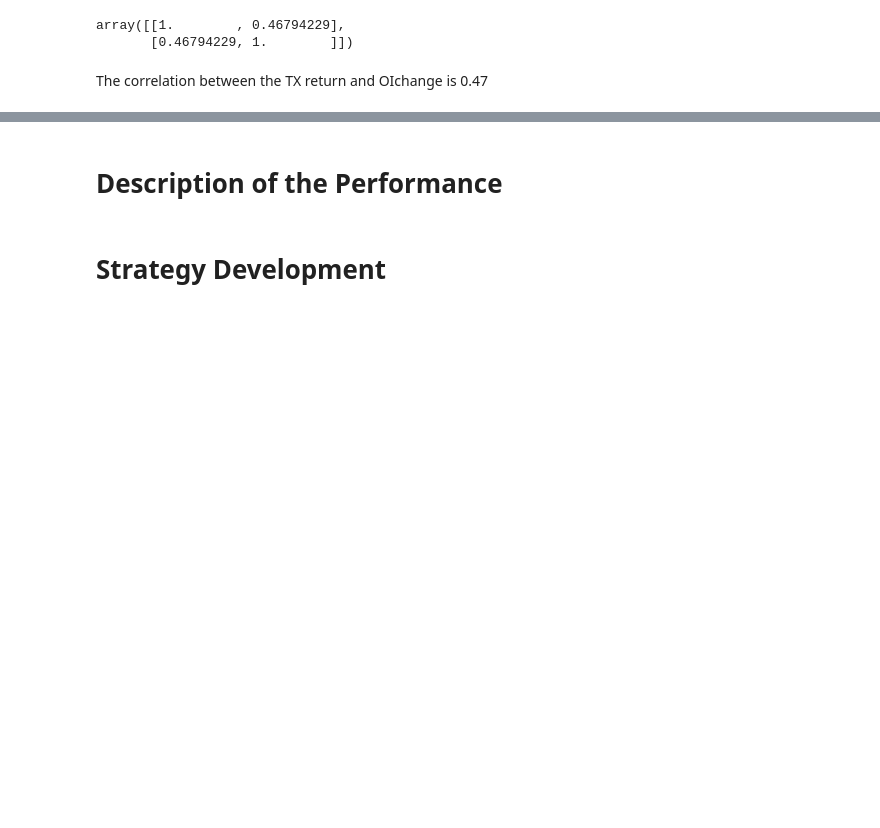
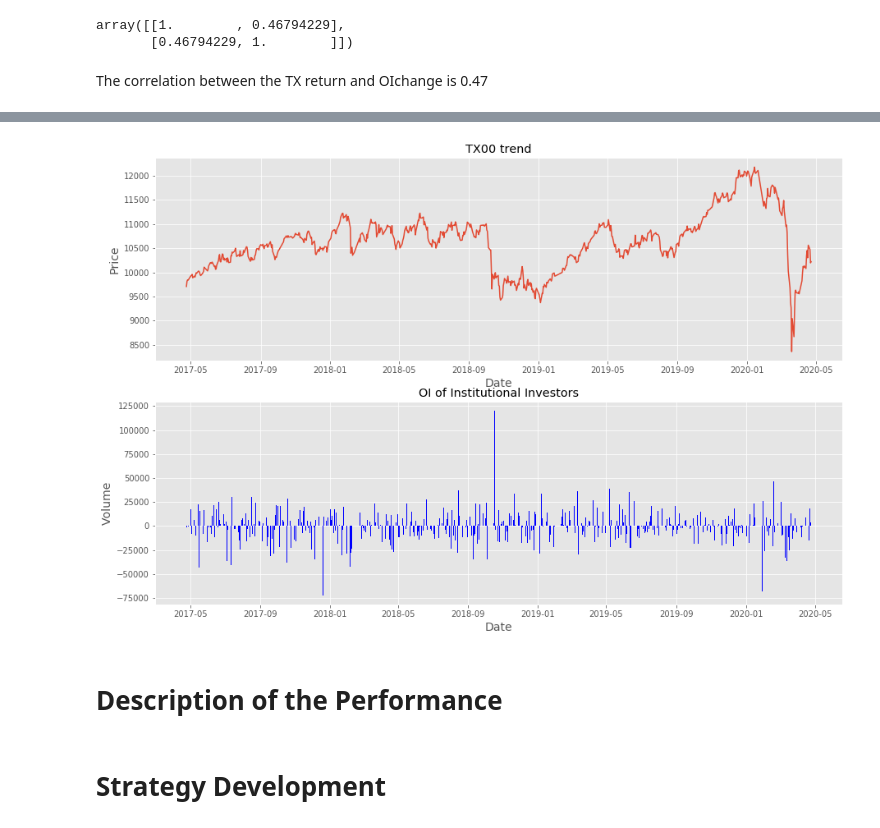
Before and after one commit to A2Zntu/FuturesStrategy, a Jupyter notebook: main.ipynb, the cells around one changed output, grey strips where cells are left out. Saved outputs shown, nothing was run; the diff lists cells and outputs as text; code cells hidden in the pictures; blank space fills up the shorter version.

```diff
--- a/main.ipynb
+++ b/main.ipynb
@@ -149,3 +202,29 @@ The correlation between the TX return and OIchange is 0.47
+# %%
+date = TX00['日期']
+closePrice = TX00['每日結算價']
+OIII = OptionOIchange['三大法人Call未平倉口數']
+date1 = OptionOIchange['日期']
+
+plt.style.use('ggplot')
+plt.figure(figsize=(15,10))
+
+plt.subplot(211)
+plt.plot(date, closePrice)
+title_name1 = "TX00 trend"
+plt.title(title_name1)
+plt.xlabel('Date', fontsize=14)
+plt.ylabel('Price', fontsize=14)
+
+plt.subplot(212)
+plt.bar(date1, OIII, color = 'blue')
+title_name2 = "OI of Institutional Investors"
+plt.title(title_name2)
+plt.xlabel('Date', fontsize=14)
+plt.ylabel('Volume', fontsize=14)
+
+plt.show()
+# %% [output]
+[figure, added]
 # %% [markdown]
 # Description of the Performance
 # %%
```
Also changed, not shown: parts of 39 cells of this notebook, 9 other files.
